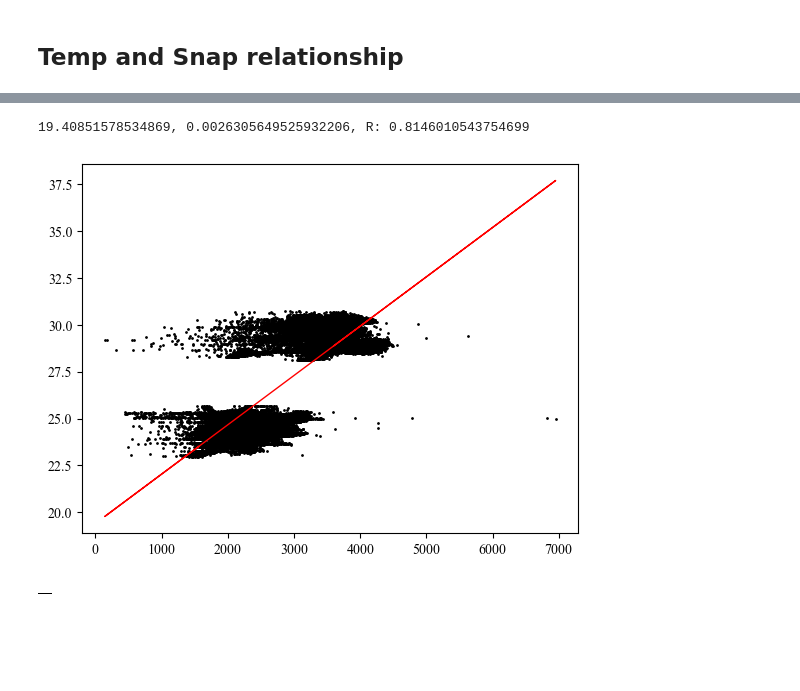
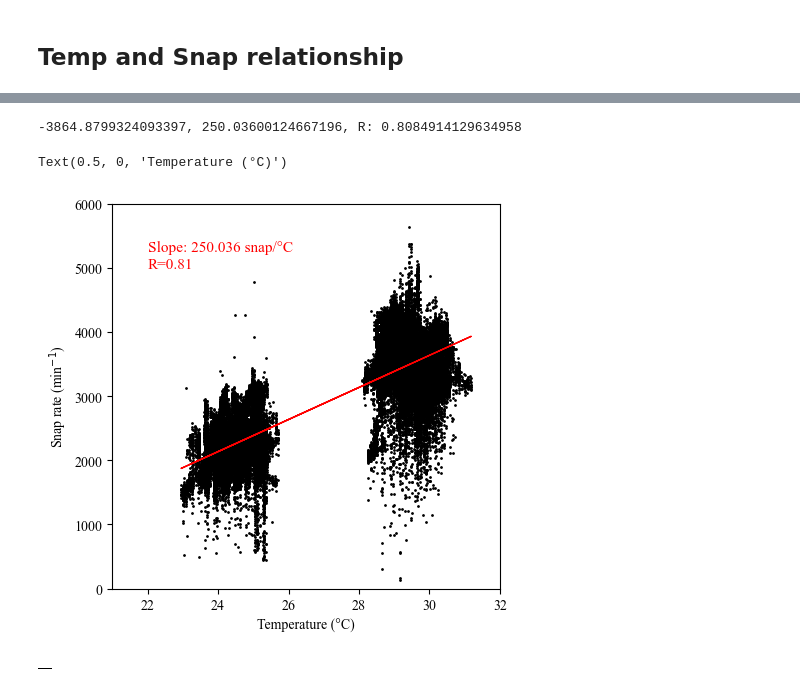
Before and after one commit to jhtong33/Code, a Jupyter notebook: 04.2_Plot_SnapRate_3stage.ipynb, the cells around one changed output, grey strips where cells are left out. Cells and saved outputs as stored; diff of their text form; code cells hidden in the pictures; blank space fills up the shorter version.

Commit message:
detect shrimp and fish

```diff
--- a/04.2_Plot_SnapRate_3stage.ipynb
+++ b/04.2_Plot_SnapRate_3stage.ipynb
@@ -224,7 +224,6 @@ for filepath in sorted(glob.glob(f'{path}/*csv')):
             corres_time = alltemp[alltemp['Time'] >= np.datetime64(f'{time.year}-{str(time.month).zfill(2)}-{str(time.day).zfill(2)}T{str(time.hour).zfill(2)}:{str(time.minute).zfill(2)}:00')]
             # corres_time = alltemp[alltemp['Time'] <= np.datetime64(f'{time.year}-{str(time.month).zfill(2)}-{str(time.day).zfill(2)}T{str(time.hour).zfill(2)}:{str(time.minute).zfill(2)}:59')]
             corres_temp = corres_time['Temp'].values[0]
-            ax.scatter(corres_temp, peak, c='k', marker='o', s=1 )
             clear_temp_df['Time'].append(time)
             clear_temp_df['Temp'].append(corres_temp)
         except Exception as e:
@@ -241,18 +240,21 @@ from scipy import stats
 from scipy import stats
 res = stats.linregress( clear_temp_df['Temp'], alldf['Peak'])
 
+plt.scatter(clear_temp_df['Temp'], alldf['Peak'],  c='k', marker='o', s=1 )
 plt.plot(clear_temp_df['Temp'],  res.intercept + res.slope * np.array(clear_temp_df['Temp']), 'r', lw=1)
 print(f"{res.intercept}, {res.slope}, R: {res.rvalue}")
 
-text = f'{round(res.intercept,3)}$\pm${round(res.slope,3)}snap/°C \n R={round(res.rvalue,2)}'
-plt.text(22, ymax-2000, text, fontsize=11, color='red')
+
+text = f'Slope: {round(res.slope,3)} snap/°C \nR={round(res.rvalue,2)}'
+plt.text(22, ymax-1000, text, fontsize=11, color='red')
 ax.set_ylim(0, ymax)
-ax.set_xlim(20, 32)
+ax.set_xlim(21, 32)
 ax.set_xlabel('Snap rate (min$^{-1}$)')
 ax.set_ylabel('Temperature (°C)')
-# if savefig:
-#     plt.savefig(f'../Results/Detection_snap/{place}_{year}04_relation.png', dpi=200, bbox_inches='tight')
-#     plt.savefig(f'../Results/Detection_snap/{place}_{year}04_relation.pdf', dpi=200)
+if savefig:
+    print('SAVING ....')
+    plt.savefig(f'../Results/Detection_snap/{place}_{year}_temp_relation.png', dpi=200, bbox_inches='tight')
+    plt.savefig(f'../Results/Detection_snap/{place}_{year}_temp_relation.pdf', dpi=200)
 # %% [output]
 6000
 /Volumes/home/Research/Detection_snap/Taoyuan/230414-230501/detect_230414.csv
@@ -275,12 +277,20 @@ Text(0, 0.5, 'Temperature (°C)')
 # %%
-from scipy import stats
-res = stats.linregress(alldf['Peak'], clear_temp_df['Temp'])
-plt.scatter(alldf['Peak'],  clear_temp_df['Temp'], c='k', marker='o', s=1 )
-plt.plot(alldf['Peak'], res.intercept + res.slope*alldf['Peak'], 'r', lw=1)
+fig, ax = plt.subplots(1, figsize=(5, 5), sharex=True)
+# res = stats.linregress(alldf['Peak'], clear_temp_df['Temp'])
+plt.scatter(clear_temp_df['Temp'], alldf['Peak'],  c='k', marker='o', s=1 )
+plt.plot(clear_temp_df['Temp'],  res.intercept + res.slope * np.array(clear_temp_df['Temp']), 'r', lw=1)
 print(f"{res.intercept}, {res.slope}, R: {res.rvalue}")
+
+text = f'Slope: {round(res.slope,3)} snap/°C \nR={round(res.rvalue,2)}'
+plt.text(22, ymax-1000, text, fontsize=11, color='red')
+ax.set_ylim(0, ymax)
+ax.set_xlim(21, 32)
+ax.set_ylabel('Snap rate (min$^{-1}$)')
+ax.set_xlabel('Temperature (°C)')
 # %% [output]
-19.40851578534869, 0.0026305649525932206, R: 0.8146010543754699
+-3864.8799324093397, 250.03600124667196, R: 0.8084914129634958
+Text(0.5, 0, 'Temperature (°C)')
-[figure, old version]
+[figure, new version]
 # %%
 alldf
 # %% [output]
```
Also changed, not shown: parts of 3 cells of this notebook, 2 other files.
